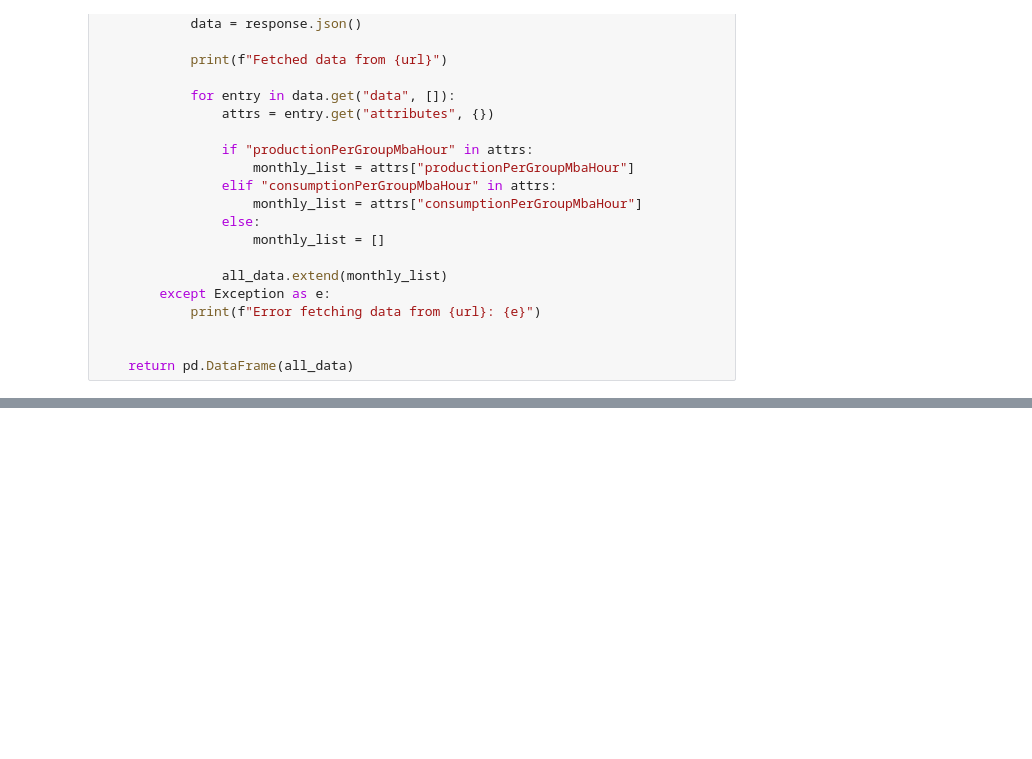
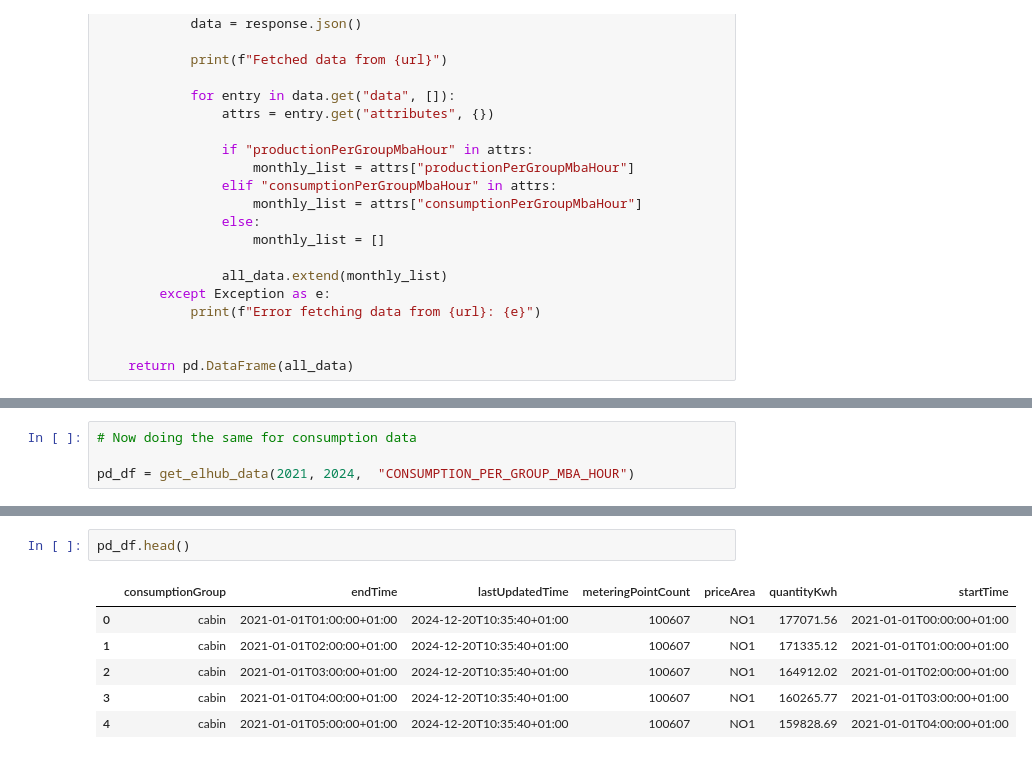
Before and after one commit to esksko/IND320-assignments-esksko, a Jupyter notebook: jupyter/assignment_4.ipynb, the cells around one changed output, grey strips where cells are left out. Saved outputs shown, nothing was run; the diff lists cells and outputs as text; blank space fills up the shorter version.

```diff
--- a/jupyter/assignment_4.ipynb
+++ b/jupyter/assignment_4.ipynb
@@ -96,0 +258,4 @@ test_df.head()
+# %%
+# Now doing the same for consumption data
+
+pd_df = get_elhub_data(2021, 2024,  "CONSUMPTION_PER_GROUP_MBA_HOUR")
@@ -96,0 +280,9 @@ test_df.head()
+# %%
+pd_df.head()
+# %% [output]
+|  | consumptionGroup | endTime | lastUpdatedTime | meteringPointCount | priceArea | quantityKwh | startTime |
+| 0 | cabin | 2021-01-01T01:00:00+01:00 | 2024-12-20T10:35:40+01:00 | 100607 | NO1 | 177071.56 | 2021-01-01T00:00:00+01:00 |
+| 1 | cabin | 2021-01-01T02:00:00+01:00 | 2024-12-20T10:35:40+01:00 | 100607 | NO1 | 171335.12 | 2021-01-01T01:00:00+01:00 |
+| 2 | cabin | 2021-01-01T03:00:00+01:00 | 2024-12-20T10:35:40+01:00 | 100607 | NO1 | 164912.02 | 2021-01-01T02:00:00+01:00 |
+| 3 | cabin | 2021-01-01T04:00:00+01:00 | 2024-12-20T10:35:40+01:00 | 100607 | NO1 | 160265.77 | 2021-01-01T03:00:00+01:00 |
+| 4 | cabin | 2021-01-01T05:00:00+01:00 | 2024-12-20T10:35:40+01:00 | 100607 | NO1 | 159828.69 | 2021-01-01T04:00:00+01:00 |
```
Also changed, not shown: parts of 20 cells of this notebook, 2 other files.
